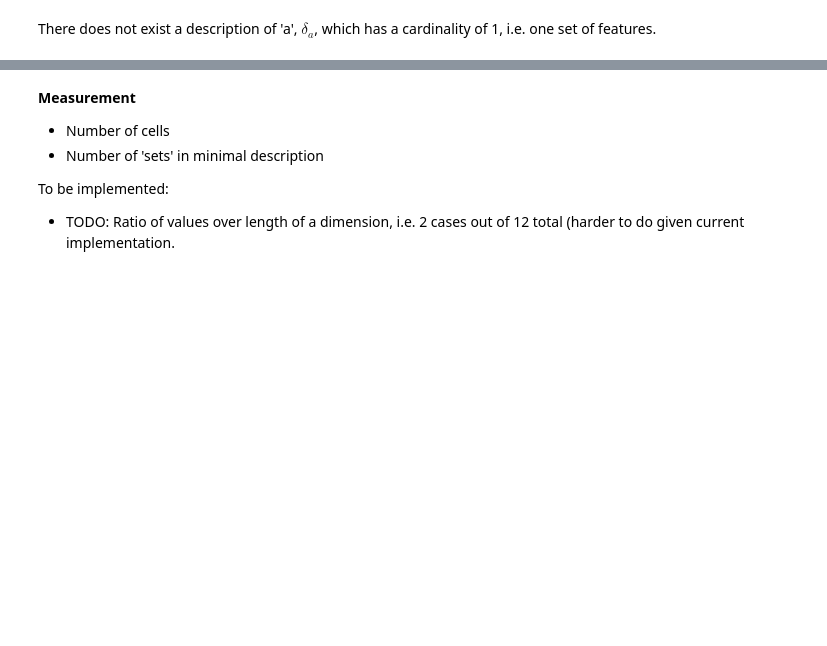
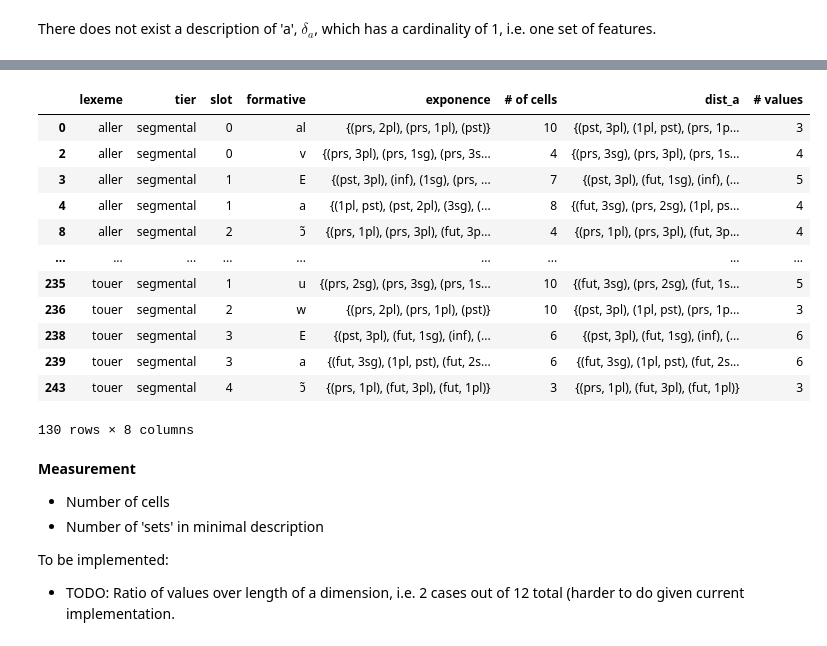
Before and after one commit to maecarroll/setMorph, a Jupyter notebook: ExponenceTypology.ipynb, the cells around one changed output, grey strips where cells are left out. Cells and saved outputs as stored; diff of their text form; code cells hidden in the pictures; blank space fills up the shorter version.

```diff
--- a/ExponenceTypology.ipynb
+++ b/ExponenceTypology.ipynb
@@ -142,3 +125,19 @@ exponents
+# %%
+exponents[exponents["# values"] > 1]
+# %% [output]
+|  | lexeme | tier | slot | formative | exponence | # of cells | dist_a | # values |
+| 0 | aller | segmental | 0 | al | {(prs, 2pl), (prs, 1pl), (pst)} | 10 | {(pst, 3pl), (1pl, pst), (prs, 1p... | 3 |
+| 2 | aller | segmental | 0 | v | {(prs, 3pl), (prs, 1sg), (prs, 3s... | 4 | {(prs, 3sg), (prs, 3pl), (prs, 1s... | 4 |
+| 3 | aller | segmental | 1 | E | {(pst, 3pl), (inf), (1sg), (prs, ... | 7 | {(pst, 3pl), (fut, 1sg), (inf), (... | 5 |
+| 4 | aller | segmental | 1 | a | {(1pl, pst), (pst, 2pl), (3sg), (... | 8 | {(fut, 3sg), (prs, 2sg), (1pl, ps... | 4 |
+| 8 | aller | segmental | 2 | ɔ̃ | {(prs, 1pl), (prs, 3pl), (fut, 3p... | 4 | {(prs, 1pl), (prs, 3pl), (fut, 3p... | 4 |
+| ... | ... | ... | ... | ... | ... | ... | ... | ... |
+| 235 | touer | segmental | 1 | u | {(prs, 2sg), (prs, 3sg), (prs, 1s... | 10 | {(fut, 3sg), (prs, 2sg), (fut, 1s... | 5 |
+| 236 | touer | segmental | 2 | w | {(prs, 2pl), (prs, 1pl), (pst)} | 10 | {(pst, 3pl), (1pl, pst), (prs, 1p... | 3 |
+| 238 | touer | segmental | 3 | E | {(pst, 3pl), (fut, 1sg), (inf), (... | 6 | {(pst, 3pl), (fut, 1sg), (inf), (... | 6 |
+| 239 | touer | segmental | 3 | a | {(fut, 3sg), (1pl, pst), (fut, 2s... | 6 | {(fut, 3sg), (1pl, pst), (fut, 2s... | 6 |
+| 243 | touer | segmental | 4 | ɔ̃ | {(prs, 1pl), (fut, 3pl), (fut, 1pl)} | 3 | {(prs, 1pl), (fut, 3pl), (fut, 1pl)} | 3 |
+130 rows × 8 columns
 # %% [markdown]
 **Measurement**
 
```
Also changed, not shown: parts of 9 cells of this notebook, 1 other file.
